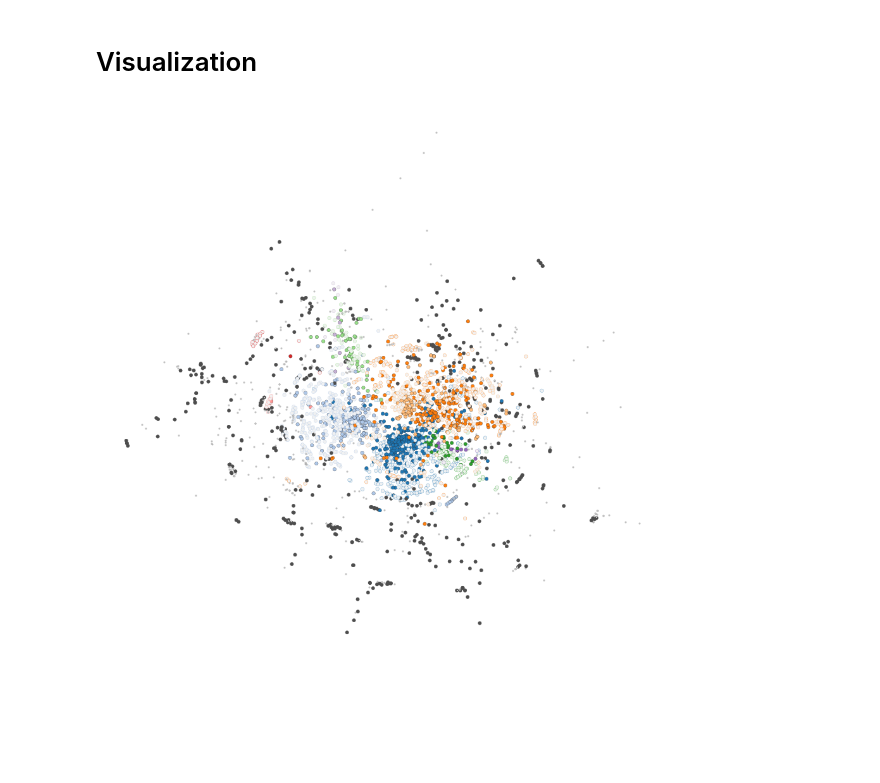
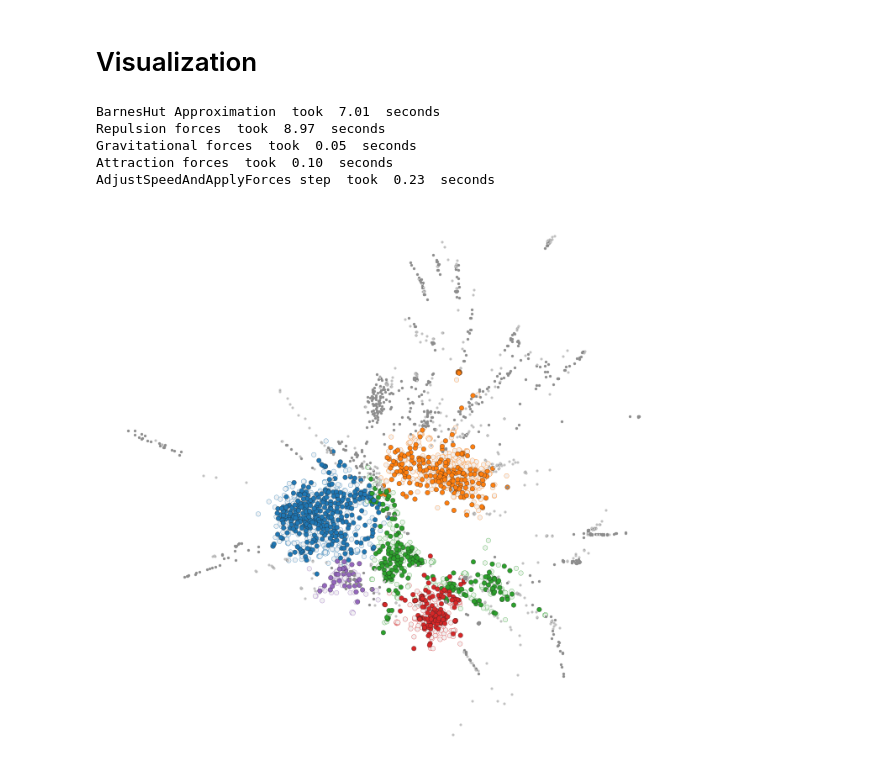
Before and after one commit to skojaku/core-periphery-detection, a Jupyter notebook: notebooks/example4.ipynb, the cells around one changed output. Cells and saved outputs as stored; diff of their text form; code cells hidden in the pictures; blank space fills up the shorter version.

```diff
--- a/notebooks/example4.ipynb
+++ b/notebooks/example4.ipynb
@@ -70,19 +70,24 @@ pos = nx.spring_layout(
     G, scale = 2
 )  # The position can be calculated and passed to the drawing function
 # %%
-fig = plt.figure(figsize=(16, 16))
+fig = plt.figure(figsize=(12, 12))
 ax = plt.gca()
 
 draw_nodes_kwd = {"node_size": 30, "linewidths": 0.3}
 ax, pos = cpnet.draw(
     G,
     sig_c,
     sig_x,
     ax,
-    pos=pos,
     draw_nodes_kwd=draw_nodes_kwd,
-    max_colored_group_num=10,
+    max_colored_group_num=5,
     draw_edge=False,
+    layout_kwd = {"verbose":True, "iterations":500}
 )
 # %% [output]
+BarnesHut Approximation  took  7.01  seconds
+Repulsion forces  took  8.97  seconds
+Gravitational forces  took  0.05  seconds
+Attraction forces  took  0.10  seconds
+AdjustSpeedAndApplyForces step  took  0.23  seconds
-[figure, old version]
+[figure, new version]
```
Also changed, not shown: 1 other file.
